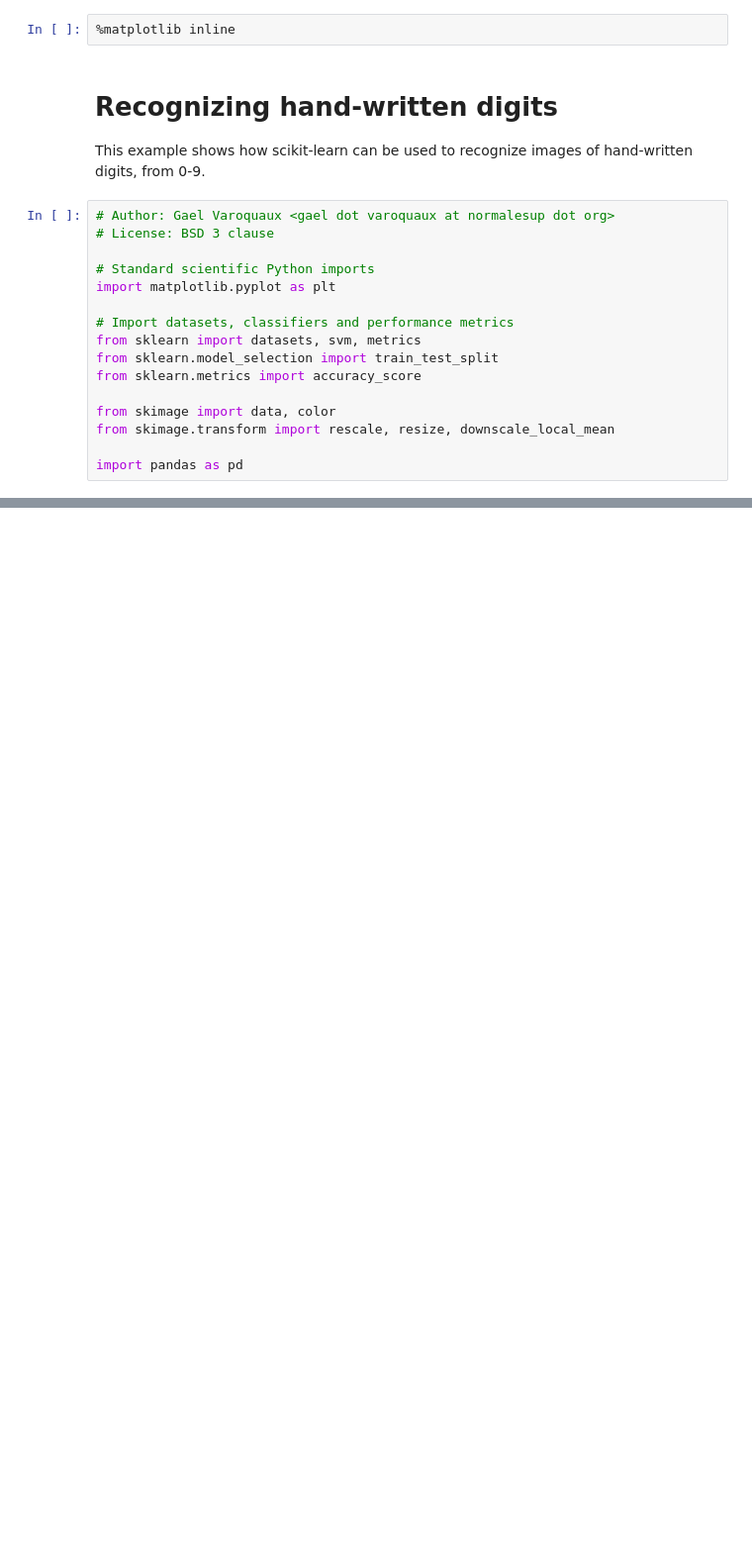
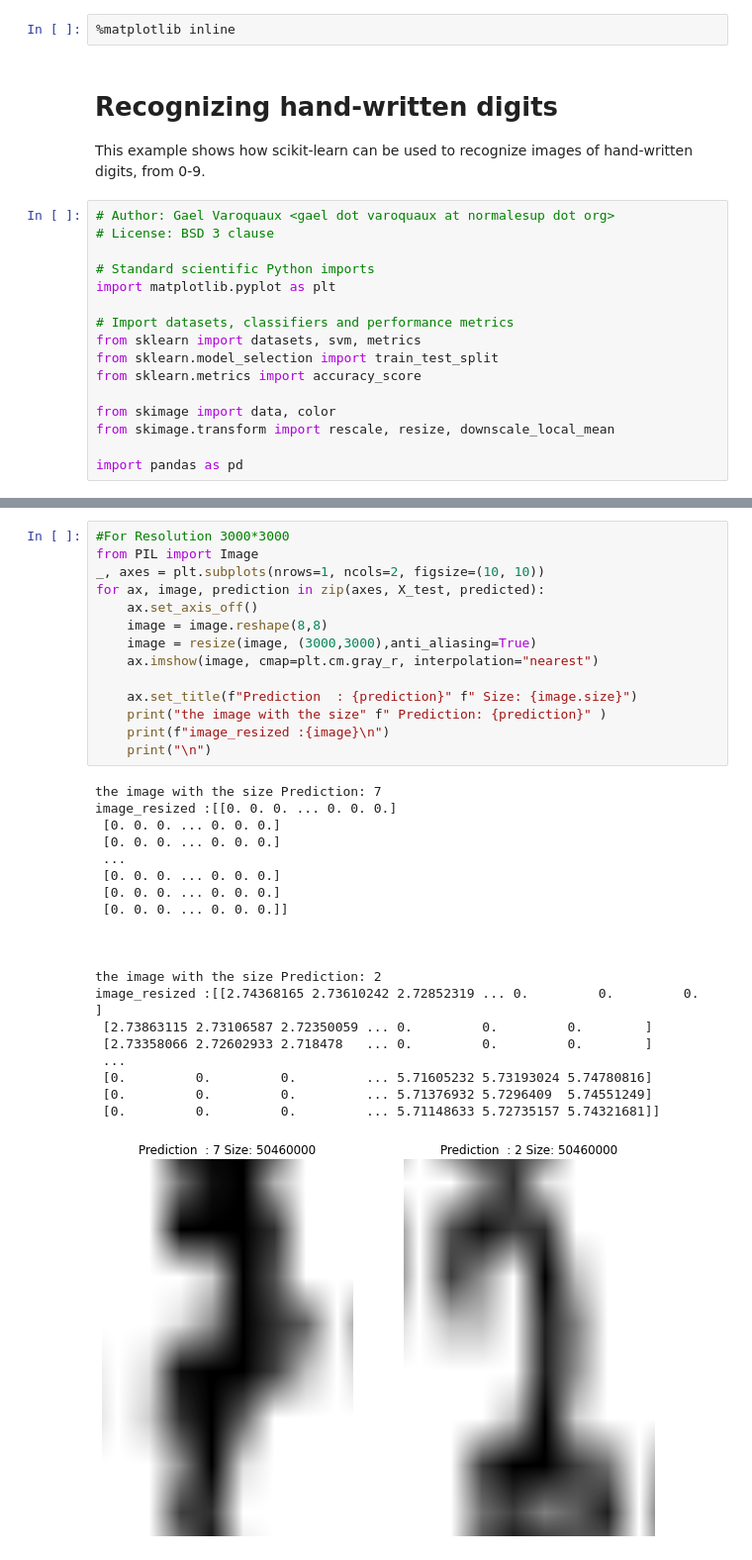
Before and after one commit to DRGeetaChhabra/rep1, a Jupyter notebook: classification.ipynb, the cells around one changed output, grey strips where cells are left out. Shown at 99% size. Saved outputs shown, nothing was run; the diff lists cells and outputs as text; blank space fills up the shorter version.

```diff
--- a/classification.ipynb
+++ b/classification.ipynb
@@ -196,0 +188,35 @@ true digit values and the predicted digit values.
+# %%
+#For Resolution 3000*3000
+from PIL import Image
+_, axes = plt.subplots(nrows=1, ncols=2, figsize=(10, 10))
+for ax, image, prediction in zip(axes, X_test, predicted):
+    ax.set_axis_off()
+    image = image.reshape(8,8)
+    image = resize(image, (3000,3000),anti_aliasing=True)
+    ax.imshow(image, cmap=plt.cm.gray_r, interpolation="nearest")
+
+    ax.set_title(f"Prediction  : {prediction}" f" Size: {image.size}")
+    print("the image with the size" f" Prediction: {prediction}" )
+    print(f"image_resized :{image}\n")
+    print("\n")
+# %% [output]
+the image with the size Prediction: 7
+image_resized :[[0. 0. 0. ... 0. 0. 0.]
+ [0. 0. 0. ... 0. 0. 0.]
+ [0. 0. 0. ... 0. 0. 0.]
+ ...
+ [0. 0. 0. ... 0. 0. 0.]
+ [0. 0. 0. ... 0. 0. 0.]
+ [0. 0. 0. ... 0. 0. 0.]]
+
+
+
+the image with the size Prediction: 2
+image_resized :[[2.74368165 2.73610242 2.72852319 ... 0.         0.         0.        ]
+ [2.73863115 2.73106587 2.72350059 ... 0.         0.         0.        ]
+ [2.73358066 2.72602933 2.718478   ... 0.         0.         0.        ]
+ ...
+ [0.         0.         0.         ... 5.71605232 5.73193024 5.74780816]
+ [0.         0.         0.         ... 5.71376932 5.7296409  5.74551249]
+ [0.         0.         0.         ... 5.71148633 5.72735157 5.74321681]]
+[figure, added]
```
Also changed, not shown: parts of 17 cells of this notebook, 1 other file.
